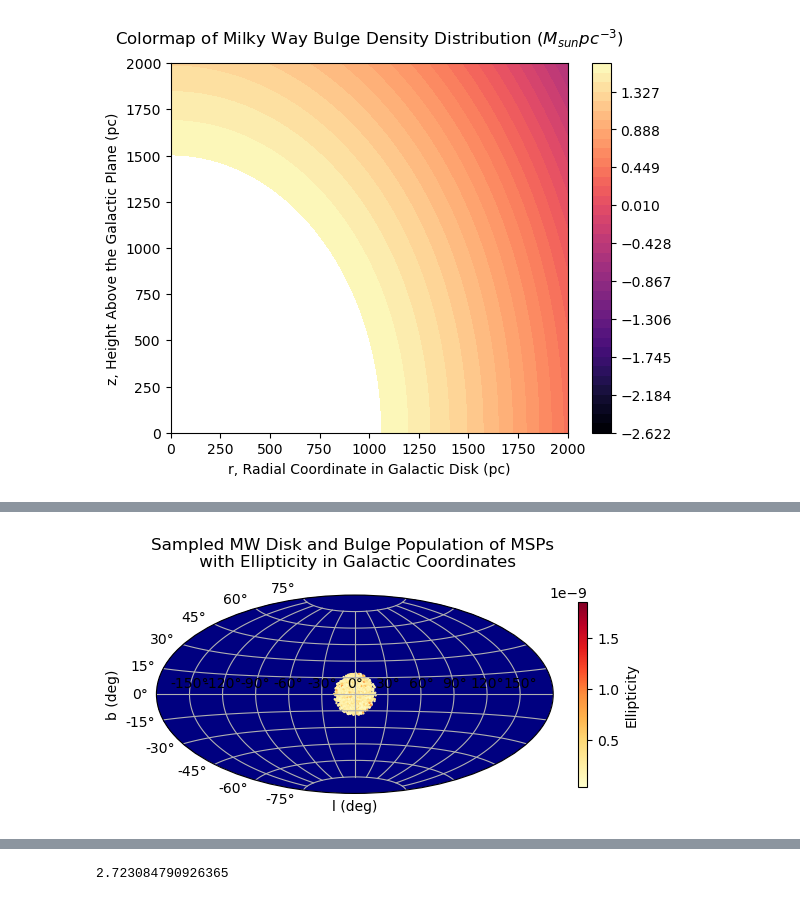
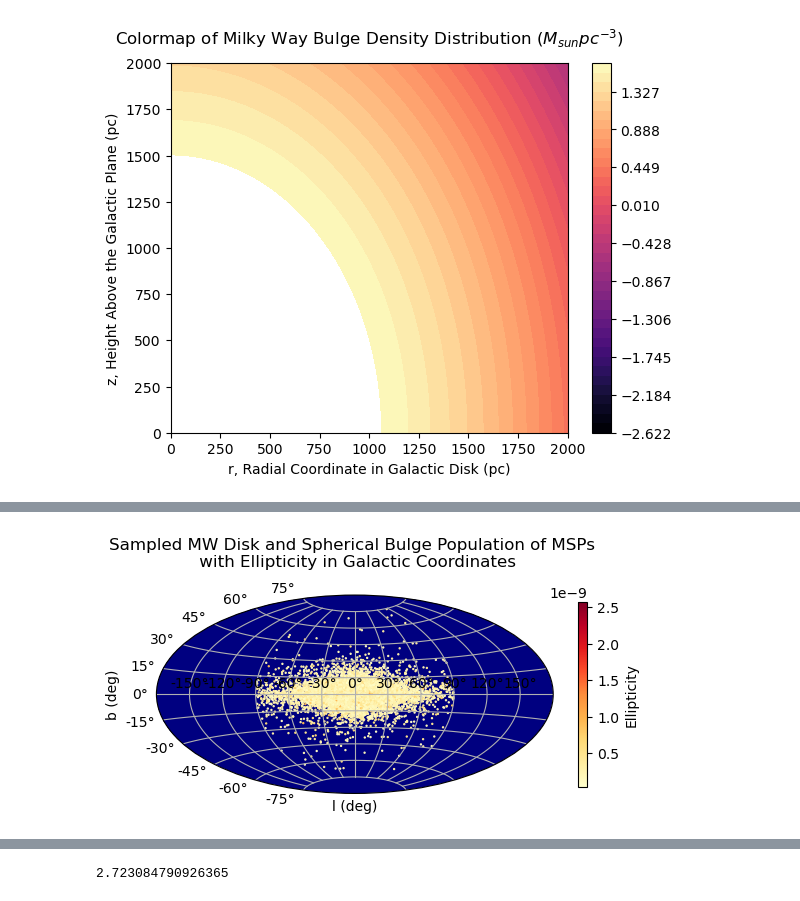
Before and after one commit to kmbartel/UCSC-Senior-Thesis, a Jupyter notebook: MSP Populations, Ellipticities, GWs - Eckner Density.ipynb, the cells around one changed output, grey strips where cells are left out. Drawn from its saved outputs; the diff is of its cells as text; code cells hidden in the pictures.

```diff
--- a/MSP Populations, Ellipticities, GWs - Eckner Density.ipynb
+++ b/MSP Populations, Ellipticities, GWs - Eckner Density.ipynb
@@ -221,20 +283,36 @@ print(np.average(dist))
 # %%
 #for the original population size of 40,000
+
+#find disk values:
+R_disk_small = np.random.choice(samples2[:, 0], size = 18000)
+z_disk_small = np.random.choice(samples1[:, 0], size = 18000)
+
+#take phi as usual for the dist.
+phi_range_small = np.linspace(0, 2*math.pi, 40000)
+phi_disk_small = np.random.choice(phi_range_small, size = R_disk_small.size)
+
+#now convert to cartesian coordinates and into galactic coords.
+x_small_disk = R_disk_small*np.cos(phi_disk_small) - r_sun
+y_small_disk = R_disk_small*np.sin(phi_disk_small)
+z_small_disk = z_disk_small
+
+#a_GC_disk_small = np.sqrt(np.random.choice(samples2[:, 0], size = 18000)**2 + np.random.choice(samples1[:, 0], size = 18000)**2)
+
 #we start out with the origin at the GC
-a_GC_small = np.random.choice(samples_a[:, 0], size = 40000) #used to be 40,000
+a_GC_small = np.random.choice(samples_a[:, 0], size = 22000)
 r_sun = 8500 #pc (dist. to Sun so we can translate to galactic coords.)
 
 #define a spherical dist. of theta and phi for the population in the GC frame
 phi_range_small = np.linspace(0, 2*math.pi, 40000)
 theta_range_small = np.linspace(0, math.pi, 40000)
 
-phi_GC_small = np.random.choice(phi_range_small, size = 40000)
-theta_GC_small = np.random.choice(theta_range_small, size = 40000)
+phi_GC_small = np.random.choice(phi_range_small, size = 22000)
+theta_GC_small = np.random.choice(theta_range_small, size = 22000)
 
 #convert coordinates system to cartesian and into galactic coords.
-x_small = (a_GC_small*np.sin(theta_GC_small)*np.cos(phi_GC_small)) - r_sun
-y_small = a_GC_small*np.sin(theta_GC_small)*np.sin(phi_GC_small)
-z_small = a_GC_small*np.cos(theta_GC_small)
+x_small = np.concatenate((((a_GC_small*np.sin(theta_GC_small)*np.cos(phi_GC_small)) - r_sun), x_small_disk))
+y_small = np.concatenate(((a_GC_small*np.sin(theta_GC_small)*np.sin(phi_GC_small)), y_small_disk))
+z_small = np.concatenate(((a_GC_small*np.cos(theta_GC_small)), z_small_disk))
 
 #find dist in galactic coordinates
 dist_small = np.sqrt(x_small**2 + y_small**2 + z_small**2)
@@ -296,35 +374,35 @@ epsilon_B_small = (10**-8)*rescaled_B_int_small
 import matplotlib.colors as colors
 import matplotlib as mpl
 
 #this is just for the nice blue background :)
 q = np.ones([359, 129])
 b = np.transpose(q)
 
 fig = plt.figure()
 
 #use aitoff projection to get the oval shape
 ax = fig.add_subplot(111, projection='aitoff')
 ra = np.linspace(-np.pi, np.pi, 360)
 dec = np.linspace(-np.pi/2, np.pi/2, 130)
 Ra, Dec = np.meshgrid(ra, dec)
 
 cmap = plt.get_cmap('YlOrRd')
 ep_rand_small = np.random.choice(epsilon_B, size = MWB_small_size) #size = 40000
 ep_rand = np.random.choice(epsilon_B, size = MWB_size)
 
 im = ax.pcolormesh(Ra, Dec, b, cmap=plt.cm.jet, norm=colors.LogNorm(vmax=z.max()))
 sc = ax.scatter(init_phi_small, init_theta_small, c = ep_rand_small, s = 0.5, cmap = 'YlOrRd')
 
 cb = plt.colorbar(sc, label = "Ellipticity", shrink = 0.5)
 plt.grid()
 
-plt.title("Sampled MW Disk and Bulge Population of MSPs \n with Ellipticity in Galactic Coordinates", y = 1.1)
+plt.title("Sampled MW Disk and Spherical Bulge Population of MSPs \n with Ellipticity in Galactic Coordinates", y = 1.1)
 plt.xlabel("l (deg)")
 plt.ylabel("b (deg)")
 
 plt.show()
 # %% [output]
-[figure, old version]
+[figure, new version]
 # %%
 #to find the GW signal, we need to find the rotational frequency distribution
 #need to query the ATNF database
```
Also changed, not shown: parts of 21 cells of this notebook, 1 other file.
